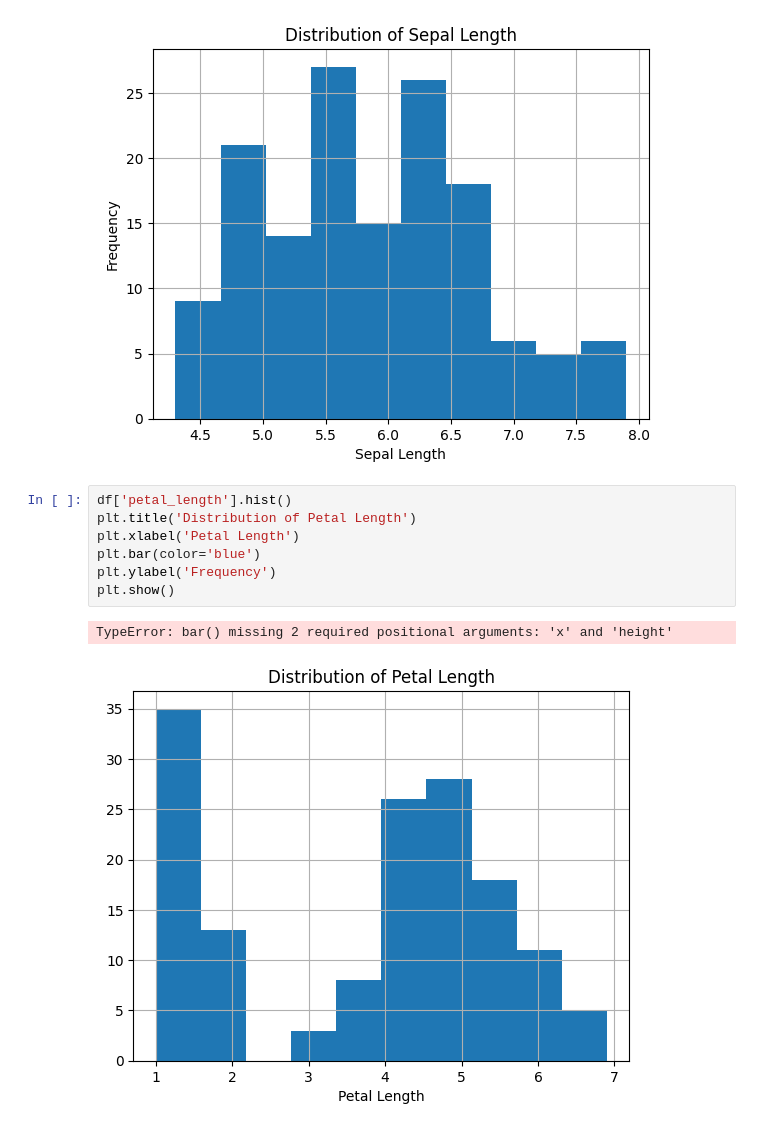
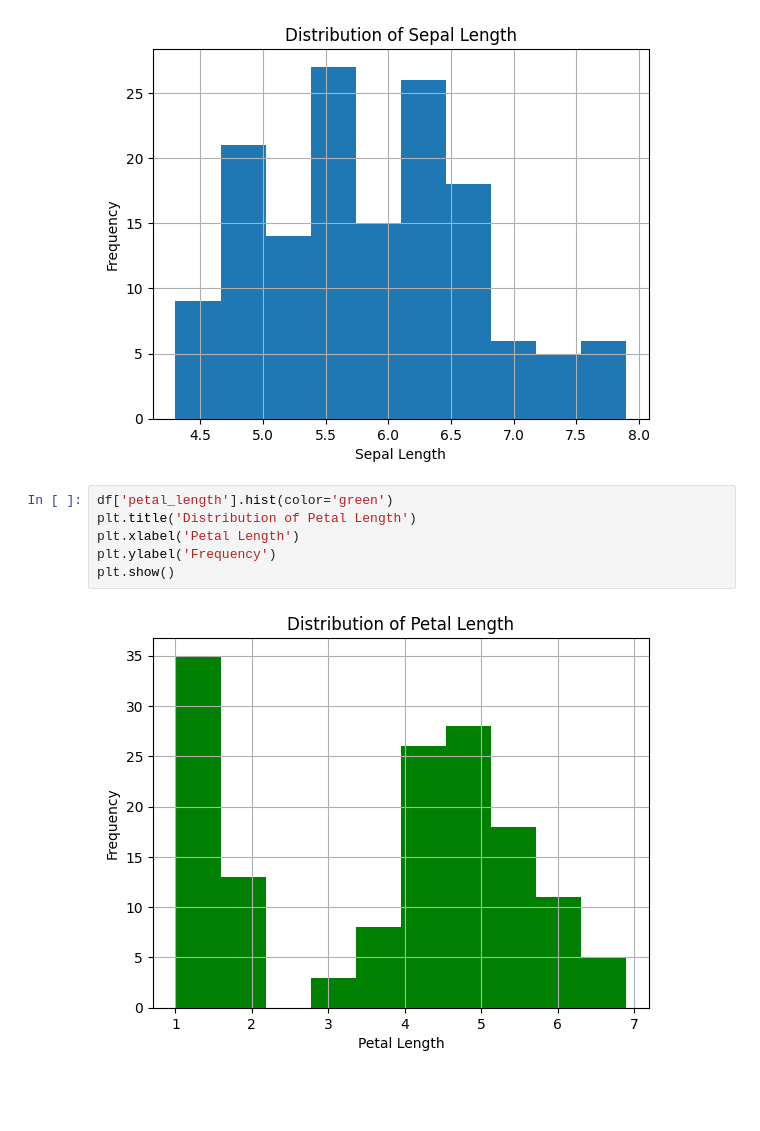
Before and after one commit to Dostonbek9830/codveda_intern_with_dostonbek, a Jupyter notebook: notebooks/task_1.ipynb, the cells around one changed output. Drawn from its saved outputs; the diff is of its cells as text; blank space fills up the shorter version.

```diff
--- a/notebooks/task_1.ipynb
+++ b/notebooks/task_1.ipynb
@@ -72,12 +72,10 @@ plt.show()
 # %% [output]
 [figure]
 # %%
-df['petal_length'].hist()
+df['petal_length'].hist(color='green')
 plt.title('Distribution of Petal Length')
 plt.xlabel('Petal Length')
-plt.bar(color='blue')
 plt.ylabel('Frequency')
 plt.show()
 # %% [output]
-TypeError: bar() missing 2 required positional arguments: 'x' and 'height'
-[figure, old version]
+[figure, new version]
```
Also changed, not shown: parts of 2 cells of this notebook.
